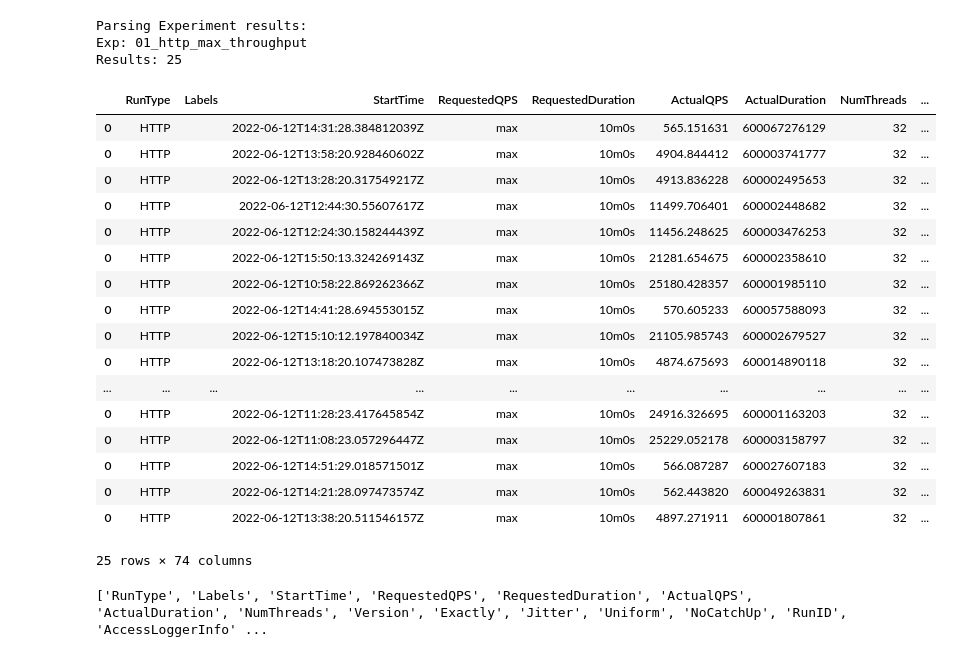
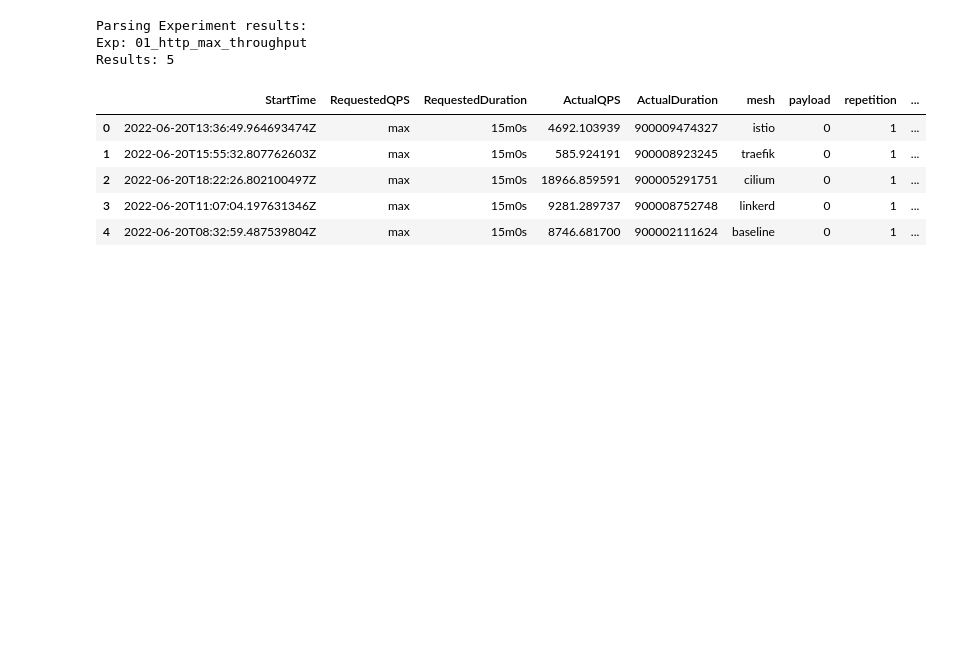
Before and after one commit to RichardBieringa/mesh-bench, a Jupyter notebook: viz/01_http_max_throughput.ipynb, the cells around one changed output. Drawn from its saved outputs; the diff is of its cells as text; code cells hidden in the pictures; blank space fills up the shorter version.

```diff
--- a/viz/01_http_max_throughput.ipynb
+++ b/viz/01_http_max_throughput.ipynb
@@ -31,71 +98,41 @@ Parse all experiment results:
 - Concatenate all data frames where each row represents an observation
 """
 
 
 
 # Regex to extra# 0 -> Full match
 # 1 -> Protocol (http/grpc)
 # 2 -> Mesh
 # 3 -> Requested QPS
 # 4 -> Transfer in bytes
 # 5 -> Repetitionct dimensions from the filename
 name_re = re.compile("^([a-z]+)_([a-z]+)_(\d+|MAX)_(\d+)_(\d+).*json$")
 
-# Traverse all files in the results directory and construct dataframes form them
-dfs = []
+
+series = []
 for root, _, files in os.walk(results_dir, topdown=False):
 
     print(f"Parsing Experiment results:")
     print(f"Exp: {experiment}\nResults: {len(files)}")
 
     for file in files:
         # Extract metadata from the result
         matches = re.match(name_re, file)
 
         # Absolute path of the results file
         p = (pathlib.Path(root) / file).resolve()
 
-        with open(p) as f:
-            data = json.loads(f.read())
+        series.append(clean_fortio_results(p))
 
-            # Transform the flattened json into a dataframe
-            df = pd.json_normalize(data)
-            df["mesh"] = matches[2]
-            df["payload"] = matches[4]
-            df["repetition"] = matches[5]
-
-            dfs.append(df)
-
-df = pd.concat(dfs)
+df = pd.DataFrame(series)
 df
 # %% [output]
 Parsing Experiment results:
 Exp: 01_http_max_throughput
-Results: 25
+Results: 5
-|  | RunType | Labels | StartTime | RequestedQPS | RequestedDuration | ActualQPS | ActualDuration | NumThreads | ... |
-| 0 | HTTP |  | 2022-06-12T14:31:28.384812039Z | max | 10m0s | 565.151631 | 600067276129 | 32 | ... |
-| 0 | HTTP |  | 2022-06-12T13:58:20.928460602Z | max | 10m0s | 4904.844412 | 600003741777 | 32 | ... |
-| 0 | HTTP |  | 2022-06-12T13:28:20.317549217Z | max | 10m0s | 4913.836228 | 600002495653 | 32 | ... |
-| 0 | HTTP |  | 2022-06-12T12:44:30.55607617Z | max | 10m0s | 11499.706401 | 600002448682 | 32 | ... |
-| 0 | HTTP |  | 2022-06-12T12:24:30.158244439Z | max | 10m0s | 11456.248625 | 600003476253 | 32 | ... |
-| 0 | HTTP |  | 2022-06-12T15:50:13.324269143Z | max | 10m0s | 21281.654675 | 600002358610 | 32 | ... |
-| 0 | HTTP |  | 2022-06-12T10:58:22.869262366Z | max | 10m0s | 25180.428357 | 600001985110 | 32 | ... |
-| 0 | HTTP |  | 2022-06-12T14:41:28.694553015Z | max | 10m0s | 570.605233 | 600057588093 | 32 | ... |
-| 0 | HTTP |  | 2022-06-12T15:10:12.197840034Z | max | 10m0s | 21105.985743 | 600002679527 | 32 | ... |
-| 0 | HTTP |  | 2022-06-12T13:18:20.107473828Z | max | 10m0s | 4874.675693 | 600014890118 | 32 | ... |
-| ... | ... | ... | ... | ... | ... | ... | ... | ... | ... |
-| 0 | HTTP |  | 2022-06-12T11:28:23.417645854Z | max | 10m0s | 24916.326695 | 600001163203 | 32 | ... |
-| 0 | HTTP |  | 2022-06-12T11:08:23.057296447Z | max | 10m0s | 25229.052178 | 600003158797 | 32 | ... |
-| 0 | HTTP |  | 2022-06-12T14:51:29.018571501Z | max | 10m0s | 566.087287 | 600027607183 | 32 | ... |
-| 0 | HTTP |  | 2022-06-12T14:21:28.097473574Z | max | 10m0s | 562.443820 | 600049263831 | 32 | ... |
-| 0 | HTTP |  | 2022-06-12T13:38:20.511546157Z | max | 10m0s | 4897.271911 | 600001807861 | 32 | ... |
+|  | StartTime | RequestedQPS | RequestedDuration | ActualQPS | ActualDuration | mesh | payload | repetition | ... |
+| 0 | 2022-06-20T13:36:49.964693474Z | max | 15m0s | 4692.103939 | 900009474327 | istio | 0 | 1 | ... |
+| 1 | 2022-06-20T15:55:32.807762603Z | max | 15m0s | 585.924191 | 900008923245 | traefik | 0 | 1 | ... |
+| 2 | 2022-06-20T18:22:26.802100497Z | max | 15m0s | 18966.859591 | 900005291751 | cilium | 0 | 1 | ... |
+| 3 | 2022-06-20T11:07:04.197631346Z | max | 15m0s | 9281.289737 | 900008752748 | linkerd | 0 | 1 | ... |
+| 4 | 2022-06-20T08:32:59.487539804Z | max | 15m0s | 8746.681700 | 900002111624 | baseline | 0 | 1 | ... |
-25 rows × 74 columns
-# %%
-""""
-Filtering of the data by only including the fields that are used in the analysis.
-"""
-
-# TODO: Does it really matter?
-print(list(df.columns))
-# %% [output]
-['RunType', 'Labels', 'StartTime', 'RequestedQPS', 'RequestedDuration', 'ActualQPS', 'ActualDuration', 'NumThreads', 'Version', 'Exactly', 'Jitter', 'Uniform', 'NoCatchUp', 'RunID', 'AccessLoggerInfo' ...
```
Also changed, not shown: parts of 14 cells of this notebook.
